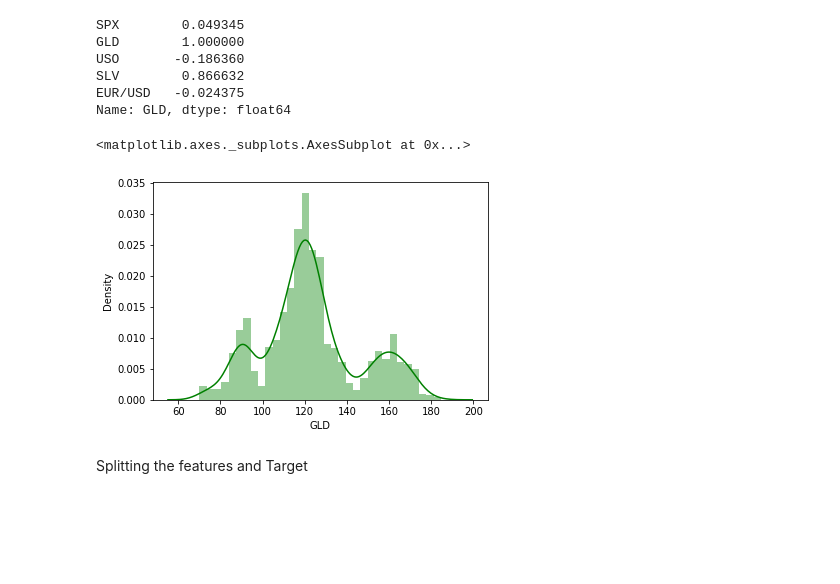
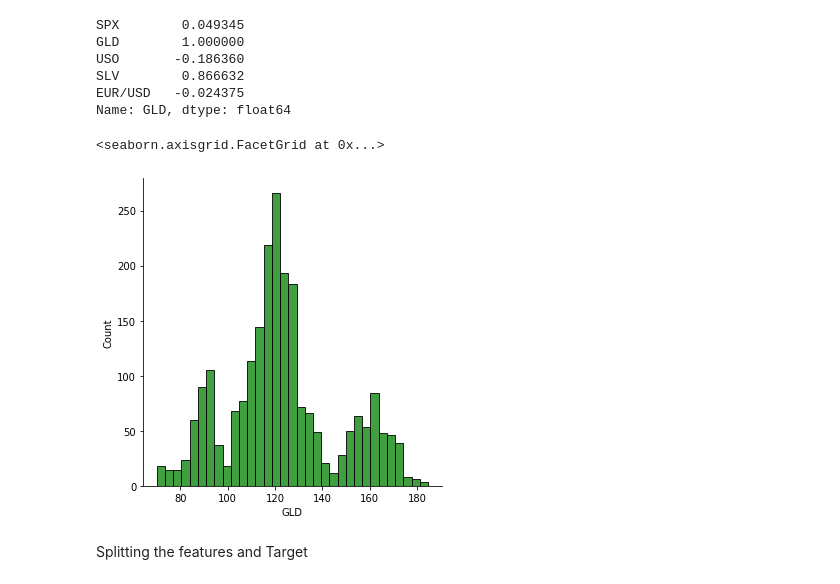
Before and after one commit to ashraf281/Machine-learning-project, a Jupyter notebook: Gold_price_prediction.ipynb, the cells around one changed output. Drawn from its saved outputs; the diff is of its cells as text; code cells hidden in the pictures; blank space fills up the shorter version.

```diff
--- a/Gold_price_prediction.ipynb
+++ b/Gold_price_prediction.ipynb
@@ -110,10 +110,10 @@ EUR/USD   -0.024375
 Name: GLD, dtype: float64
 # %%
 #Check the distribution of the GLD price
-sns.distplot(gold_data['GLD'], color='Green')
+sns.displot(gold_data['GLD'], color='Green')
 # %% [output]
-<matplotlib.axes._subplots.AxesSubplot at 0x...>
+<seaborn.axisgrid.FacetGrid at 0x...>
-[figure, old version]
+[figure, new version]
 # %% [markdown]
 Splitting the features and Target
 # %%
```
